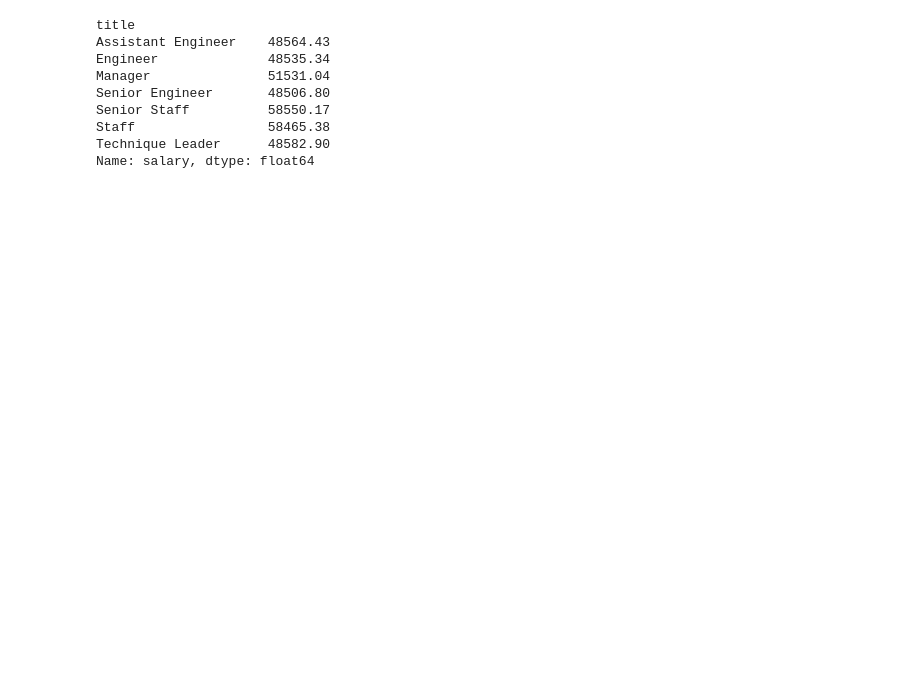
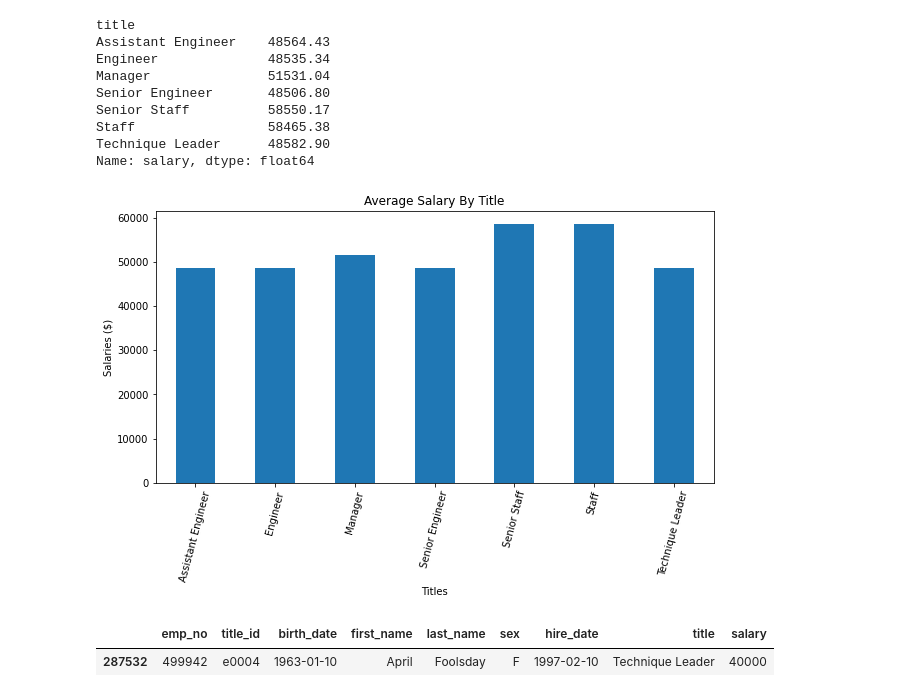
Before and after one commit to J3N1/UCI_Homework_Hwang, a Jupyter notebook: 09-SQL_Challenge/EmployeeSQL/Bonus_Analysis.ipynb, the cells around one changed output. Cells and saved outputs as stored; diff of their text form; code cells hidden in the pictures; blank space fills up the shorter version.

```diff
--- a/09-SQL_Challenge/EmployeeSQL/Bonus_Analysis.ipynb
+++ b/09-SQL_Challenge/EmployeeSQL/Bonus_Analysis.ipynb
@@ -99,3 +98,15 @@ Senior Staff          58550.17
 Staff                 58465.38
 Technique Leader      48582.90
 Name: salary, dtype: float64
+# %%
+# Plot the grouped employee salaries by title into a bar chart
+employee_grouped.plot.bar(title="Average Salary By Title", xlabel= "Titles", ylabel="Salaries ($)", rot=75, figsize=(10,5))
+plt.savefig("Average Salary By Title.png")
+# %% [output]
+[figure, added]
+# %%
+# Search my ID number
+employee_salaries.query("emp_no==499942")
+# %% [output]
+|  | emp_no | title_id | birth_date | first_name | last_name | sex | hire_date | title | salary |
+| 287532 | 499942 | e0004 | 1963-01-10 | April | Foolsday | F | 1997-02-10 | Technique Leader | 40000 |
```
Also changed, not shown: parts of 3 cells of this notebook, 2 other files.
